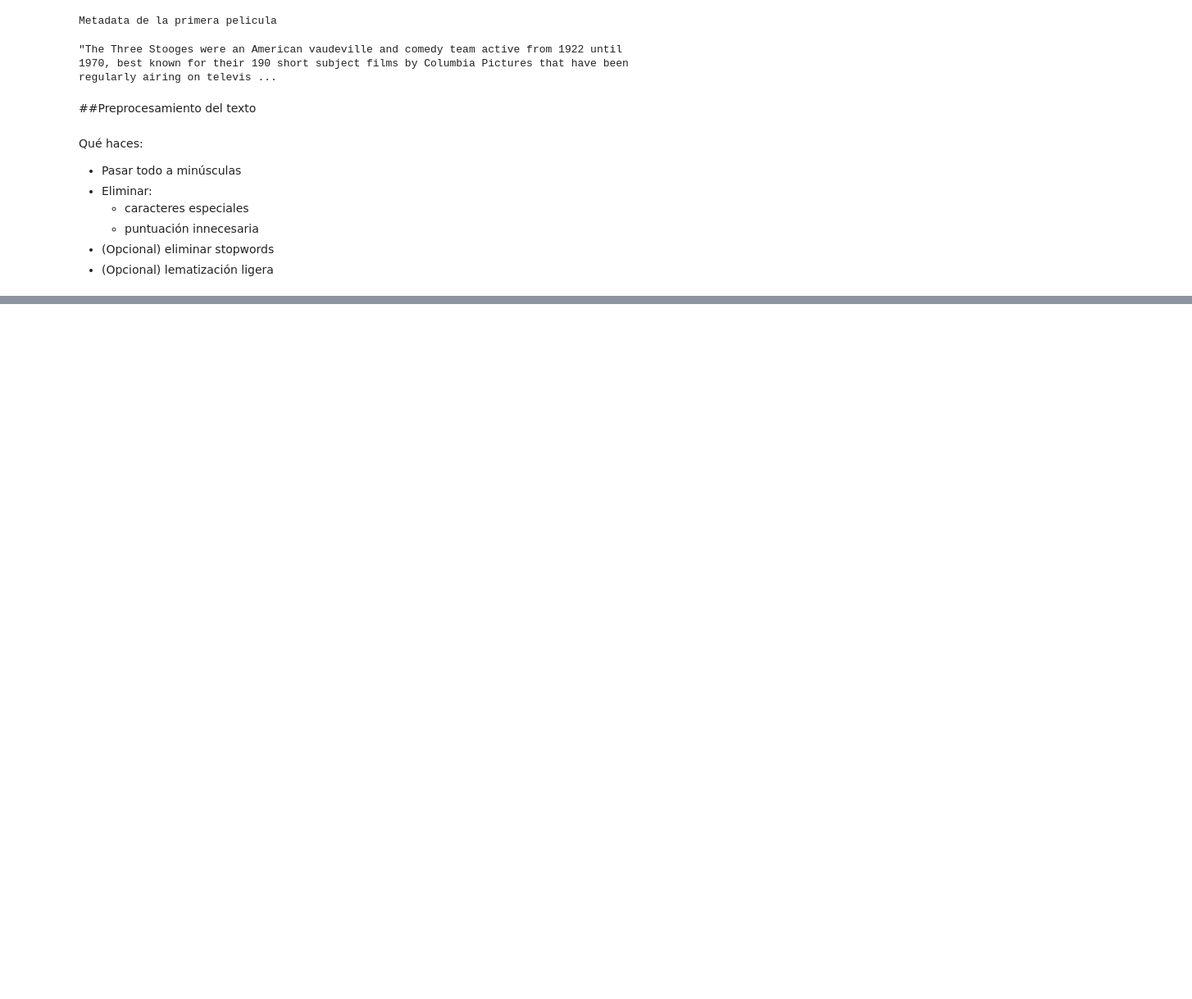
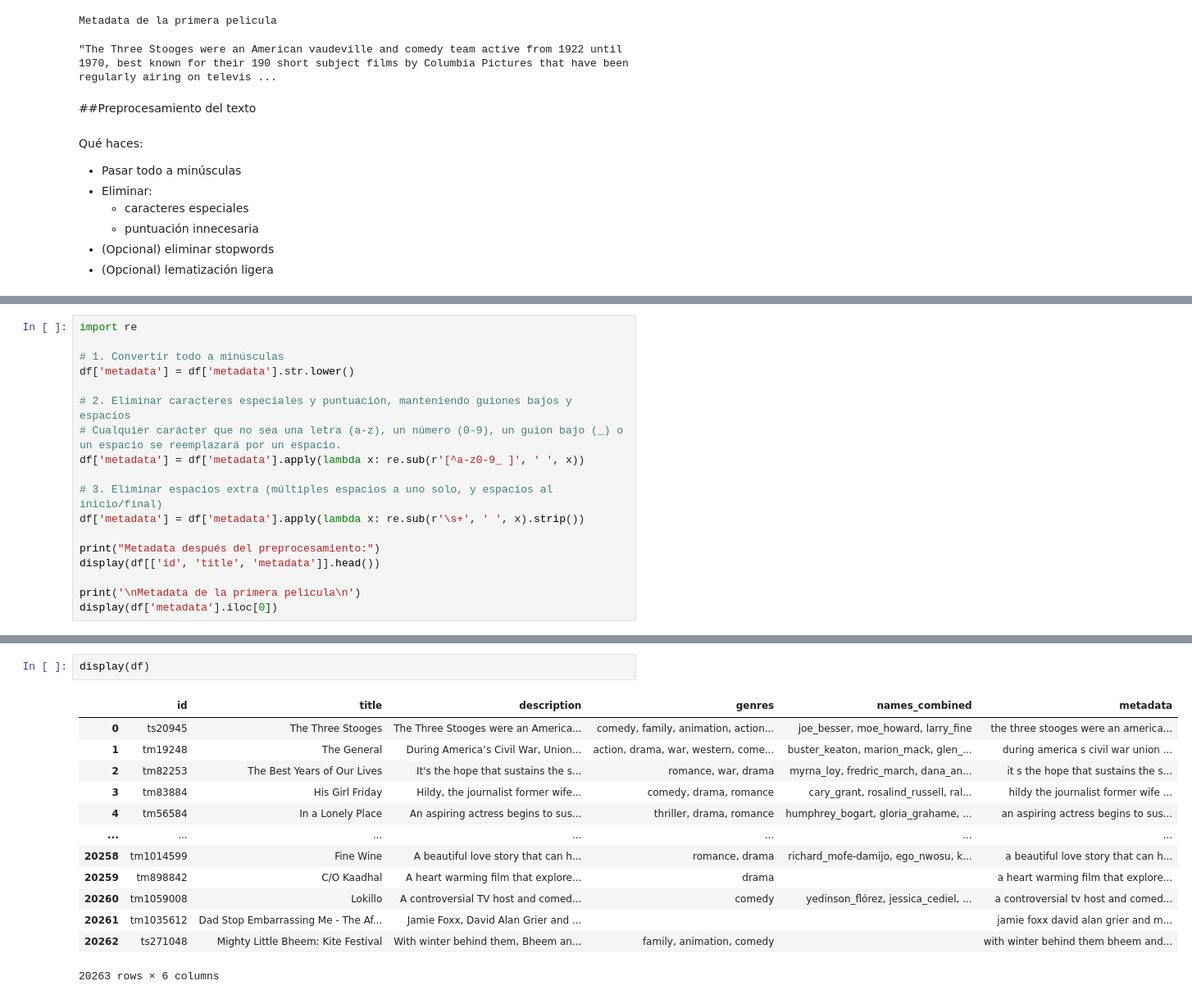
Before and after one commit to perezbrotonsluis/movie-tv-recommender, a Jupyter notebook: notebooks/02_preprocesamiento.ipynb, the cells around one changed output, grey strips where cells are left out. Shown at 82% size. Drawn from its saved outputs; the diff is of its cells as text; blank space fills up the shorter version.

Commit message:
Finalización del preprocesamiento a falta de revisar documentación en el notebook

```diff
--- a/notebooks/02_preprocesamiento.ipynb
+++ b/notebooks/02_preprocesamiento.ipynb
@@ -323,0 +377,18 @@ Qué haces:
+# %%
+import re
+
+# 1. Convertir todo a minúsculas
+df['metadata'] = df['metadata'].str.lower()
+
+# 2. Eliminar caracteres especiales y puntuación, manteniendo guiones bajos y espacios
+# Cualquier carácter que no sea una letra (a-z), un número (0-9), un guion bajo (_) o un espacio se reemplazará por un espacio.
+df['metadata'] = df['metadata'].apply(lambda x: re.sub(r'[^a-z0-9_ ]', ' ', x))
+
+# 3. Eliminar espacios extra (múltiples espacios a uno solo, y espacios al inicio/final)
+df['metadata'] = df['metadata'].apply(lambda x: re.sub(r'\s+', ' ', x).strip())
+
+print("Metadata después del preprocesamiento:")
+display(df[['id', 'title', 'metadata']].head())
+
+print('\nMetadata de la primera pelicula\n')
+display(df['metadata'].iloc[0])
@@ -323,0 +405,16 @@ Qué haces:
+# %%
+display(df)
+# %% [output]
+|  | id | title | description | genres | names_combined | metadata |
+| 0 | ts20945 | The Three Stooges | The Three Stooges were an America... | comedy, family, animation, action... | joe_besser, moe_howard, larry_fine | the three stooges were an america... |
+| 1 | tm19248 | The General | During America’s Civil War, Union... | action, drama, war, western, come... | buster_keaton, marion_mack, glen_... | during america s civil war union ... |
+| 2 | tm82253 | The Best Years of Our Lives | It's the hope that sustains the s... | romance, war, drama | myrna_loy, fredric_march, dana_an... | it s the hope that sustains the s... |
+| 3 | tm83884 | His Girl Friday | Hildy, the journalist former wife... | comedy, drama, romance | cary_grant, rosalind_russell, ral... | hildy the journalist former wife ... |
+| 4 | tm56584 | In a Lonely Place | An aspiring actress begins to sus... | thriller, drama, romance | humphrey_bogart, gloria_grahame, ... | an aspiring actress begins to sus... |
+| ... | ... | ... | ... | ... | ... | ... |
+| 20258 | tm1014599 | Fine Wine | A beautiful love story that can h... | romance, drama | richard_mofe-damijo, ego_nwosu, k... | a beautiful love story that can h... |
+| 20259 | tm898842 | C/O Kaadhal | A heart warming film that explore... | drama |  | a heart warming film that explore... |
+| 20260 | tm1059008 | Lokillo | A controversial TV host and comed... | comedy | yedinson_flórez, jessica_cediel, ... | a controversial tv host and comed... |
+| 20261 | tm1035612 | Dad Stop Embarrassing Me - The Af... | Jamie Foxx, David Alan Grier and ... |  |  | jamie foxx david alan grier and m... |
+| 20262 | ts271048 | Mighty Little Bheem: Kite Festival | With winter behind them, Bheem an... | family, animation, comedy |  | with winter behind them bheem and... |
+20263 rows × 6 columns
```
Also changed, not shown: parts of 18 cells of this notebook.
